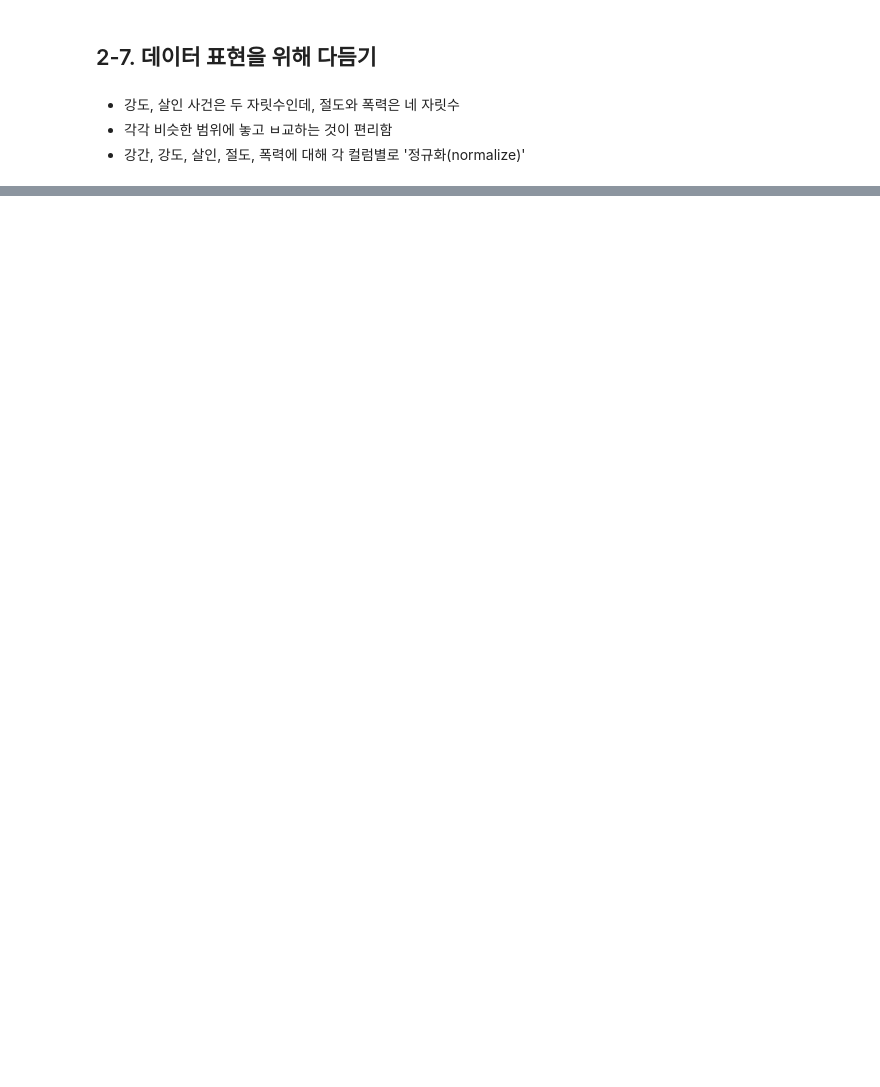
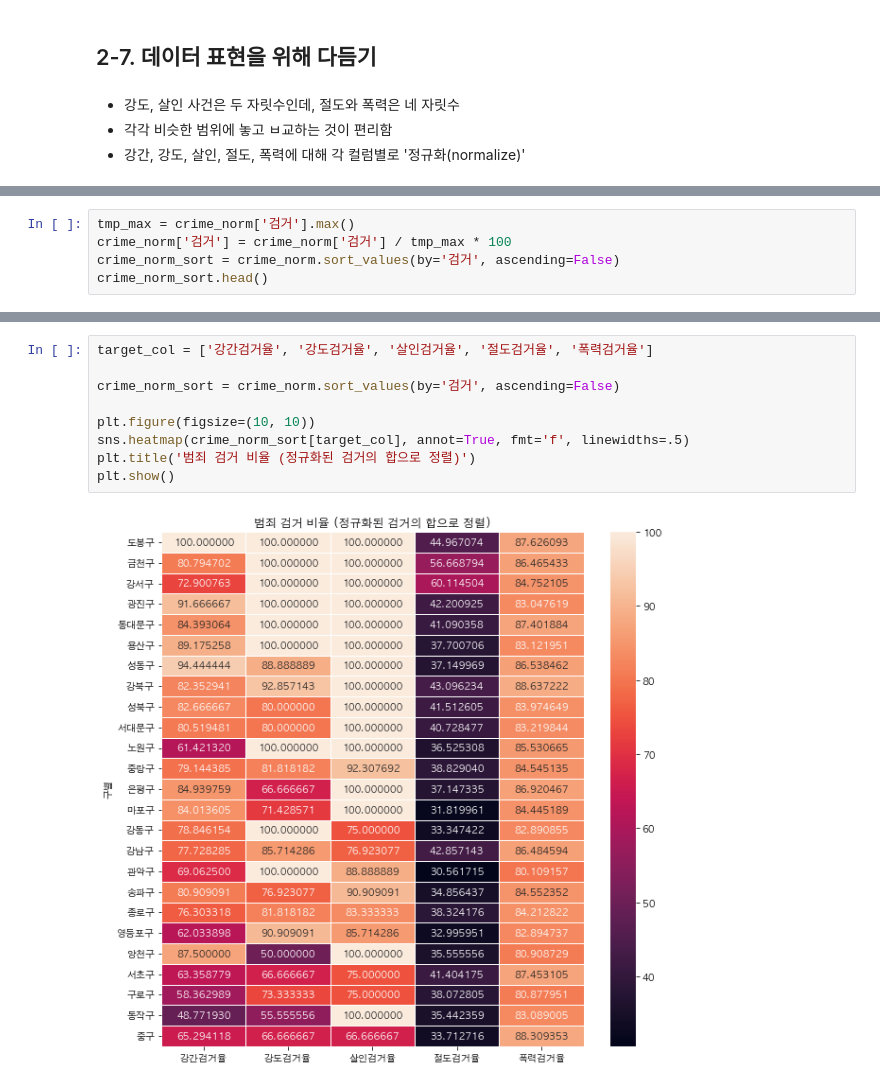
Before and after one commit to 2hongbi/ds-study, a Jupyter notebook: src/서울시범죄현황분석.ipynb, the cells around one changed output, grey strips where cells are left out. Drawn from its saved outputs; the diff is of its cells as text; blank space fills up the shorter version.

```diff
--- a/src/서울시범죄현황분석.ipynb
+++ b/src/서울시범죄현황분석.ipynb
@@ -350,0 +386,5 @@ crime_norm
+# %%
+tmp_max = crime_norm['검거'].max()
+crime_norm['검거'] = crime_norm['검거'] / tmp_max * 100
+crime_norm_sort = crime_norm.sort_values(by='검거', ascending=False)
+crime_norm_sort.head()
@@ -350,0 +399,11 @@ crime_norm
+# %%
+target_col = ['강간검거율', '강도검거율', '살인검거율', '절도검거율', '폭력검거율']
+
+crime_norm_sort = crime_norm.sort_values(by='검거', ascending=False)
+
+plt.figure(figsize=(10, 10))
+sns.heatmap(crime_norm_sort[target_col], annot=True, fmt='f', linewidths=.5)
+plt.title('범죄 검거 비율 (정규화된 검거의 합으로 정렬)')
+plt.show()
+# %% [output]
+[figure, added]
```
Also changed, not shown: parts of 10 cells of this notebook, 1 other file.
